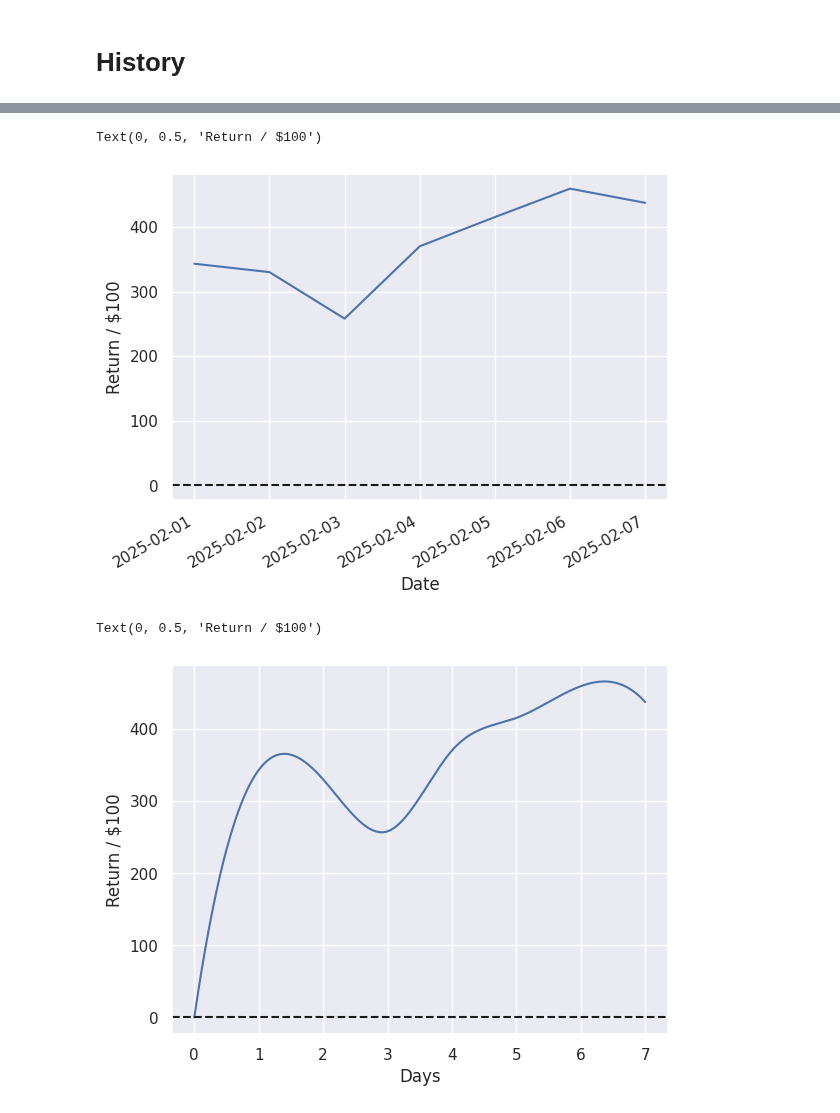
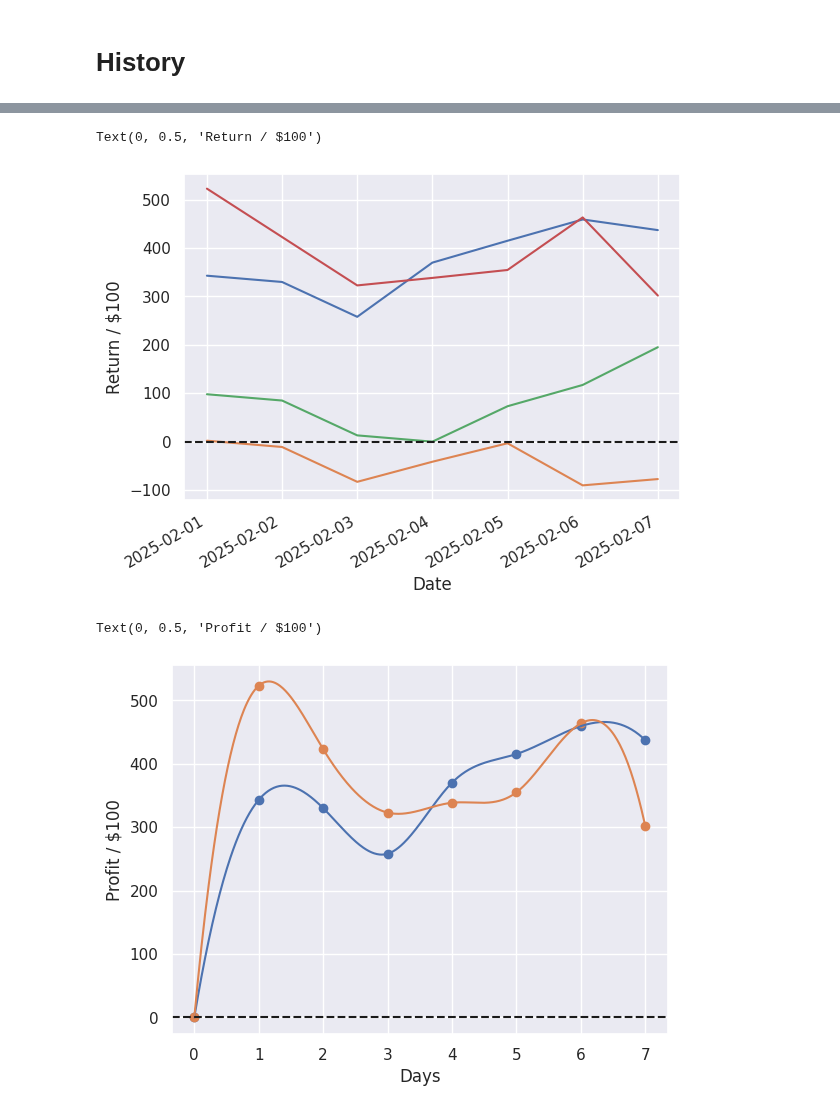
Before and after one commit to ansonkwokth/TableTennisPrediction, a Jupyter notebook: example.ipynb, the cells around one changed output, grey strips where cells are left out. Drawn from its saved outputs; the diff is of its cells as text; code cells hidden in the pictures.

```diff
--- a/example.ipynb
+++ b/example.ipynb
@@ -547,14 +528,0 @@ rate = {
-# %%
-winrate_dt = {}
-uncert_dt = {}
-total_wins = 0
-total_games = 0
-for k, v in rate.items():
-    p = v[0] / v[1]
-    total_wins += v[0]
-    total_games += v[1]
-    winrate_dt[k] = p
-    uncert_dt[k] = (p*(1-p)/v[1])**0.5
-
-avg_winrate = total_wins / total_games
-print(f"Average winrate: {avg_winrate:.4f}")
@@ -562,0 +529,4 @@ Average winrate: 0.7778
+# %%
+df_hist = pd.read_excel('/content/TableTennisResult.xlsx')
+
+df_hist = df_hist[df_hist.Date.dt.month == 2]
@@ -587,21 +593,0 @@ plt.legend()
-# %%
-hist = {
-        # pd.to_datetime('2025-01-25'): 4,
-        # pd.to_datetime('2025-01-26'): -0.994,
-        # pd.to_datetime('2025-01-27'): -3.137,
-        # pd.to_datetime('2025-01-28'): -0.78,
-        # pd.to_datetime('2025-01-29'): 0.5,
-        # pd.to_datetime('2025-01-30'): 0,
-        # pd.to_datetime('2025-01-31'): -1.15,
-
-        pd.to_datetime('2025-02-01'): 3.43,
-        pd.to_datetime('2025-02-02'): -0.13,
-        pd.to_datetime('2025-02-03'): -0.72,
-        pd.to_datetime('2025-02-04'): 1.12,
-        pd.to_datetime('2025-02-05'): 0.452,
-        pd.to_datetime('2025-02-06'): 0.44,
-        pd.to_datetime('2025-02-07'): -0.22,
-        }
-
-df_hist = pd.DataFrame.from_dict(hist, orient='index', columns=['Value'])
-# df_hist
@@ -608,32 +642,41 @@ df_hist = pd.DataFrame.from_dict(hist, orient='index', columns=['Value'])
 # %%
 cost = 100
-plt.plot(df_hist.cumsum()*cost)
+plt.plot(ret_dt.keys(), np.cumsum(list(ret_dt.values()))*cost)
+plt.plot(ret_EV_dt.keys(), np.cumsum(list(ret_EV_dt.values()))*cost)
+plt.plot(ret_P_dt.keys(), np.cumsum(list(ret_P_dt.values()))*cost)
+plt.plot(ret_par_dt.keys(), np.cumsum(list(ret_par_dt.values()))*cost)
+# plt.plot(df_hist.cumsum()*cost)
 plt.gcf().autofmt_xdate()
 plt.axhline(0, color='k', linestyle='--')
 plt.xlabel("Date")
 plt.ylabel(f"Return / ${cost}")
 # %% [output]
 Text(0, 0.5, 'Return / $100')
-[figure, old version]
+[figure, new version]
 # %%
 from scipy.interpolate import interp1d
 
-# x = np.arange(len(df_hist))
-# y = df_hist.cumsum().values.reshape(1, -1)[0]*cost
+def smoothing(ret_dt):
+    x = np.arange(len(ret_dt) + 1)
+    y = np.append([0], np.cumsum(list(ret_dt.values())))
+    cubic_interpolation_model = interp1d(x, y, kind = "cubic")
 
-x = np.arange(len(df_hist) + 1)
-y = np.append([0], df_hist.cumsum().values.reshape(1, -1)[0])*cost
-cubic_interpolation_model = interp1d(x, y, kind = "cubic")
+    # Plotting the Graph
+    X_=np.linspace(x.min(), x.max(), 500)
+    Y_=cubic_interpolation_model(X_)
+    return X_, Y_
 
-# Plotting the Graph
-X_=np.linspace(x.min(), x.max(), 500)
-Y_=cubic_interpolation_model(X_)
 
-plt.plot(X_, Y_)
+X_, Y_ = smoothing(ret_dt)
+X_par_, Y_par_ = smoothing(ret_par_dt)
+plt.plot(X_, Y_*cost)
+plt.scatter(range(len(ret_dt.keys())+1), np.cumsum([0]+list(ret_dt.values()))*cost)
+plt.plot(X_par_, Y_par_*cost)
+plt.scatter(range(len(ret_par_dt.keys())+1), np.cumsum([0]+list(ret_par_dt.values()))*cost)
 # plt.plot(x, y)
 plt.axhline(0, color='k', linestyle='--')
 plt.xlabel("Days")
-plt.ylabel(f"Return / ${cost}")
+plt.ylabel(f"Profit / ${cost}")
 # %% [output]
-Text(0, 0.5, 'Return / $100')
+Text(0, 0.5, 'Profit / $100')
-[figure, old version]
+[figure, new version]
```
Also changed, not shown: parts of 7 cells of this notebook.
